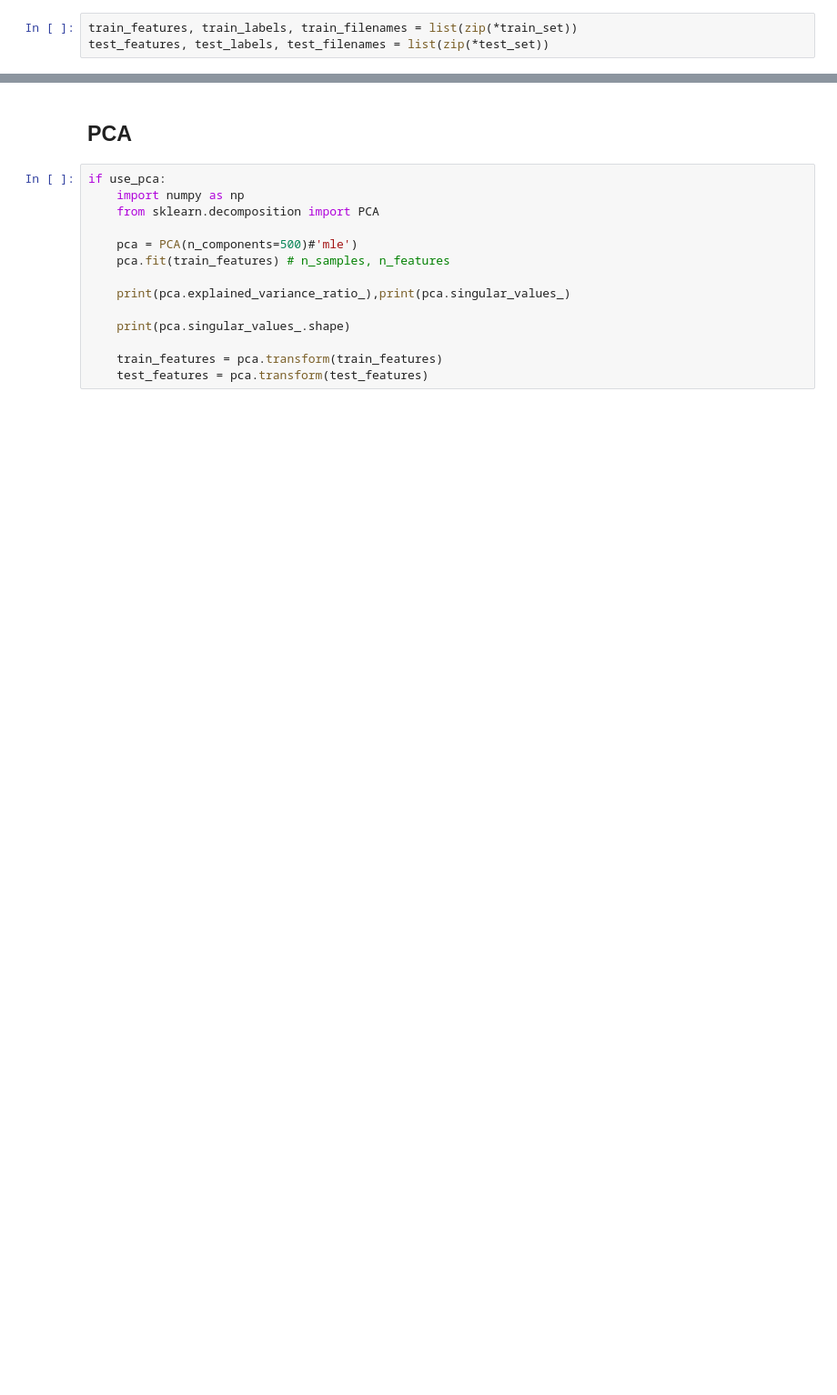
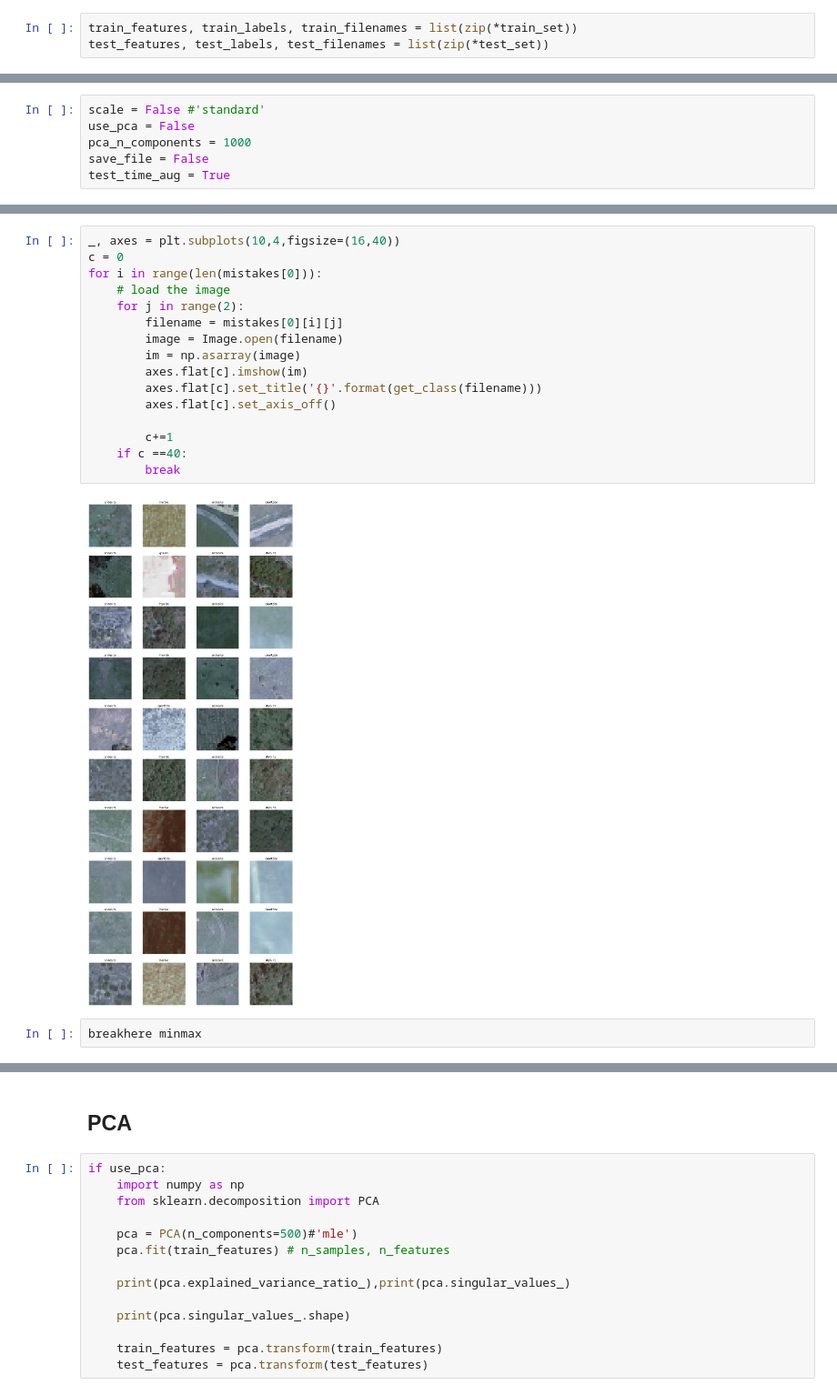
Before and after one commit to cacerca1/ImageSearch, a Jupyter notebook: Local_testing.ipynb, the cells around one changed output, grey strips where cells are left out. Shown at 91% size. Saved outputs shown, nothing was run; the diff lists cells and outputs as text; blank space fills up the shorter version.

```diff
--- a/Local_testing.ipynb
+++ b/Local_testing.ipynb
@@ -415,0 +180,6 @@ train_features.shape, test_features.shape
+# %%
+scale = False #'standard'
+use_pca = False
+pca_n_components = 1000
+save_file = False
+test_time_aug = True
@@ -415,0 +528,20 @@ train_features.shape, test_features.shape
+# %%
+_, axes = plt.subplots(10,4,figsize=(16,40))
+c = 0
+for i in range(len(mistakes[0])):
+    # load the image
+    for j in range(2):
+        filename = mistakes[0][i][j]
+        image = Image.open(filename)
+        im = np.asarray(image)
+        axes.flat[c].imshow(im)
+        axes.flat[c].set_title('{}'.format(get_class(filename)))
+        axes.flat[c].set_axis_off()
+
+        c+=1
+    if c ==40:
+        break
+# %% [output]
+[figure, added]
+# %%
+breakhere minmax
```
Also changed, not shown: parts of 107 cells of this notebook, 6 other files.
